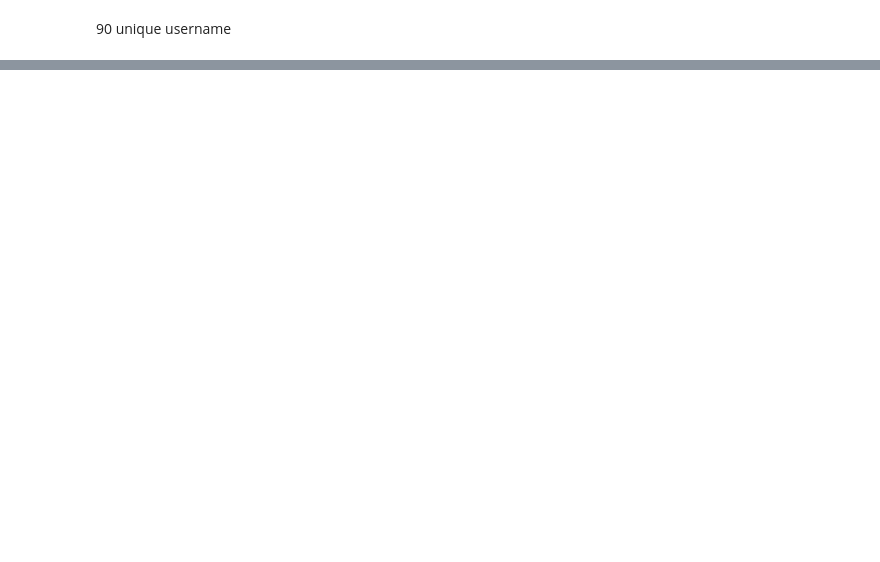
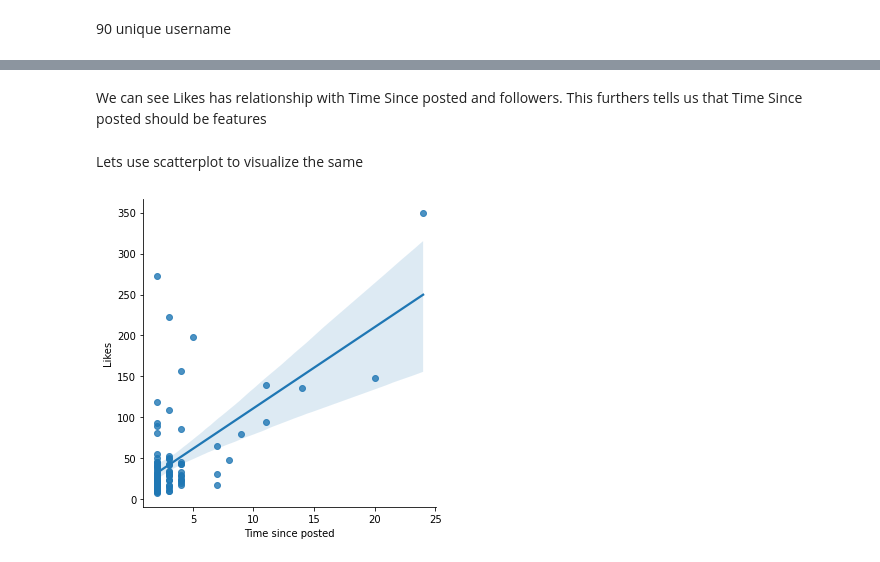
Before and after one commit to amriteshmadhur/machinelearning, a Jupyter notebook: question1.ipynb, the cells around one changed output, grey strips where cells are left out. Saved outputs shown, nothing was run; the diff lists cells and outputs as text; code cells hidden in the pictures; blank space fills up the shorter version.

```diff
--- a/question1.ipynb
+++ b/question1.ipynb
@@ -364,0 +338,12 @@ data.head()
+# %% [markdown]
+We can see Likes has relationship with Time Since posted and followers. This furthers tells us that Time Since posted should be features
+# %% [markdown]
+Lets use scatterplot to visualize the same
+# %%
+import seaborn as sns
+sns.lmplot(x='Time since posted', y='Likes', data=data, fit_reg=True)
+plt.xlabel('Time since posted')
+plt.ylabel('Likes')
+plt.show()
+# %% [output]
+[figure, added]
```
Also changed, not shown: parts of 24 cells of this notebook.
